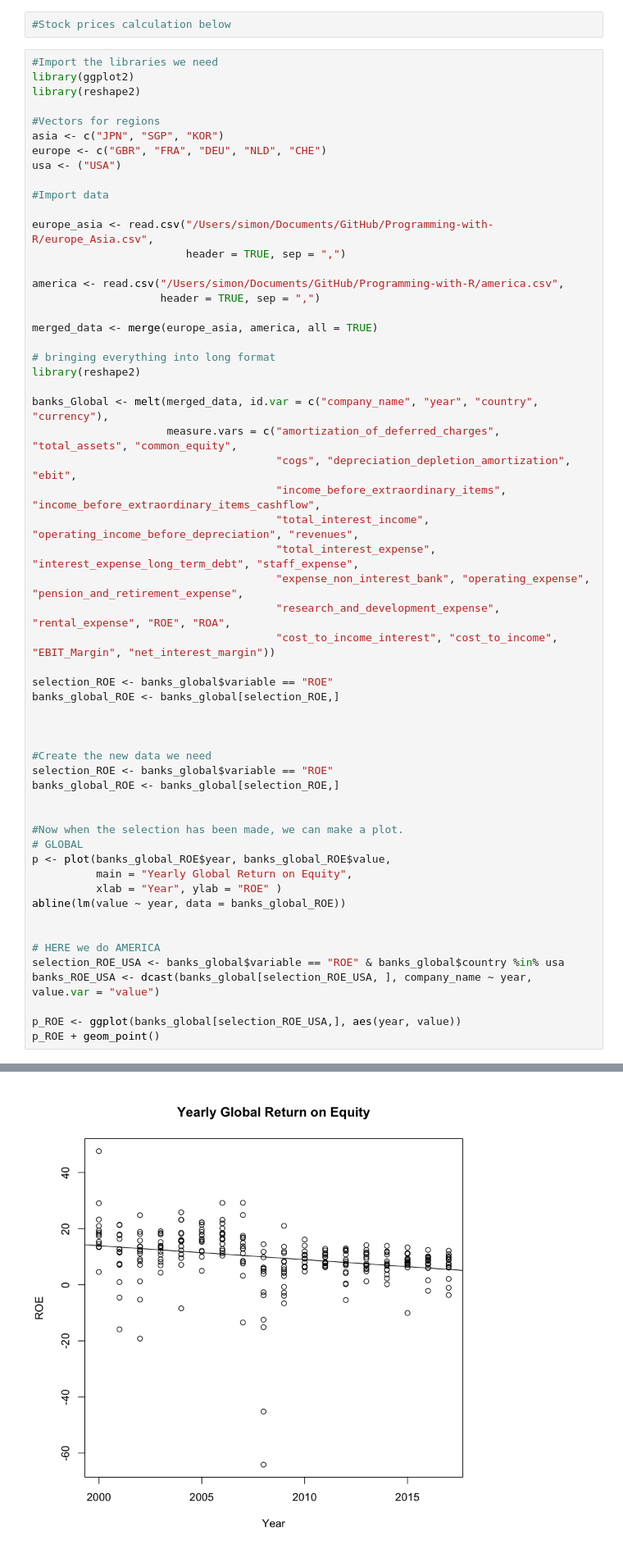
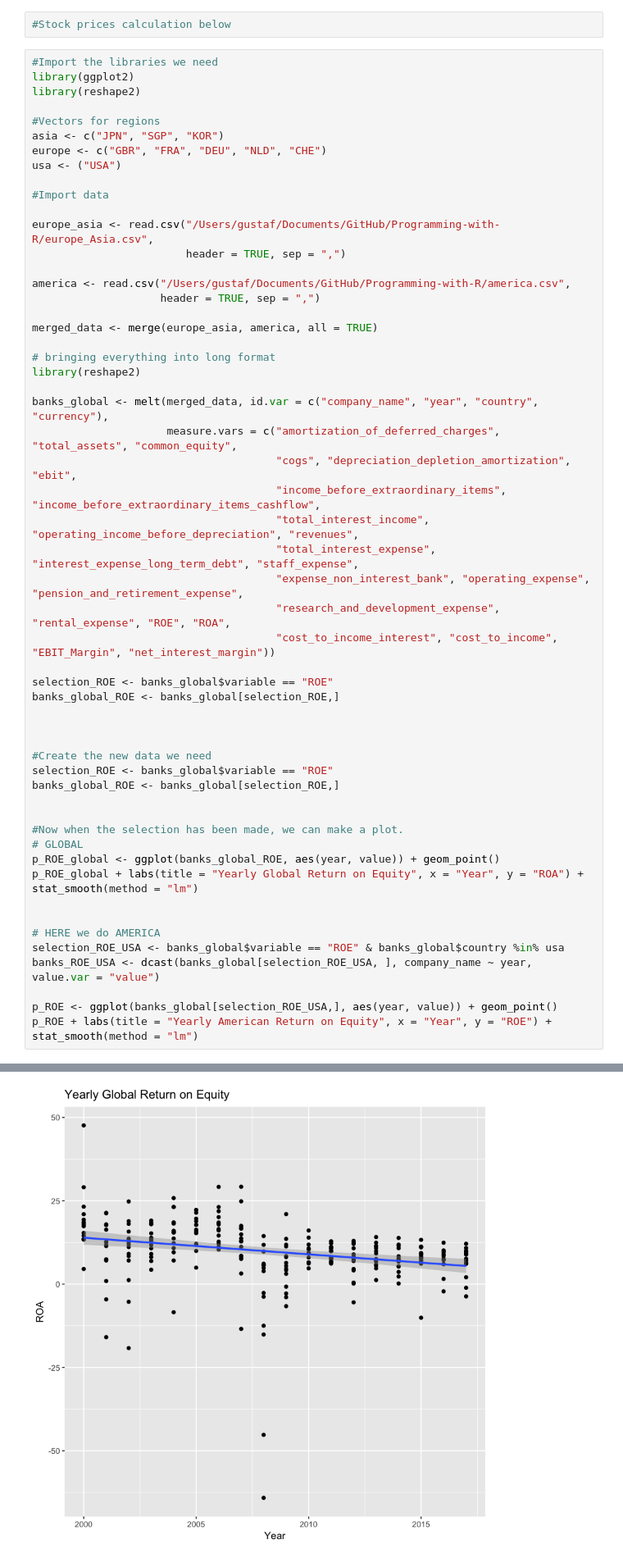
Before and after one commit to Gallster/Programming-with-R, a Jupyter notebook: Code.Programming.R.ipynb, the cells around one changed output, grey strips where cells are left out. Shown at 82% size. Saved outputs shown, nothing was run; the diff lists cells and outputs as text.

```diff
--- a/Code.Programming.R.ipynb
+++ b/Code.Programming.R.ipynb
@@ -12,10 +12,10 @@ usa <- ("USA")
 
 #Import data
 
-europe_asia <- read.csv("/Users/simon/Documents/GitHub/Programming-with-R/europe_Asia.csv",
+europe_asia <- read.csv("/Users/gustaf/Documents/GitHub/Programming-with-R/europe_Asia.csv",
                         header = TRUE, sep = ",")
 
-america <- read.csv("/Users/simon/Documents/GitHub/Programming-with-R/america.csv",
+america <- read.csv("/Users/gustaf/Documents/GitHub/Programming-with-R/america.csv",
                     header = TRUE, sep = ",")
 
 merged_data <- merge(europe_asia, america, all = TRUE)
@@ -23,7 +23,7 @@ merged_data <- merge(europe_asia, america, all = TRUE)
 # bringing everything into long format
 library(reshape2)
 
-banks_Global <- melt(merged_data, id.var = c("company_name", "year", "country", "currency"),
+banks_global <- melt(merged_data, id.var = c("company_name", "year", "country", "currency"),
                      measure.vars = c("amortization_of_deferred_charges", "total_assets", "common_equity",
                                       "cogs", "depreciation_depletion_amortization", "ebit",
                                       "income_before_extraordinary_items", "income_before_extraordinary_items_cashflow",
@@ -45,16 +45,14 @@ banks_global_ROE <- banks_global[selection_ROE,]
 
 #Now when the selection has been made, we can make a plot.
 # GLOBAL
-p <- plot(banks_global_ROE$year, banks_global_ROE$value,
-          main = "Yearly Global Return on Equity",
-          xlab = "Year", ylab = "ROE" )
-abline(lm(value ~ year, data = banks_global_ROE))
+p_ROE_global <- ggplot(banks_global_ROE, aes(year, value)) + geom_point()
+p_ROE_global + labs(title = "Yearly Global Return on Equity", x = "Year", y = "ROA") + stat_smooth(method = "lm")
 
 
 # HERE we do AMERICA
 selection_ROE_USA <- banks_global$variable == "ROE" & banks_global$country %in% usa
 banks_ROE_USA <- dcast(banks_global[selection_ROE_USA, ], company_name ~ year, value.var = "value")
 
-p_ROE <- ggplot(banks_global[selection_ROE_USA,], aes(year, value))
-p_ROE + geom_point()
+p_ROE <- ggplot(banks_global[selection_ROE_USA,], aes(year, value)) + geom_point()
+p_ROE + labs(title = "Yearly American Return on Equity", x = "Year", y = "ROE") + stat_smooth(method = "lm")
 # %% [output]
@@ -62 +59 @@ ERROR: Error in dim(ordered) <- ns: dims [product 1] do not match the length of
-[figure, old version]
+[figure, new version]
```
Also changed, not shown: parts of 2 cells of this notebook.
